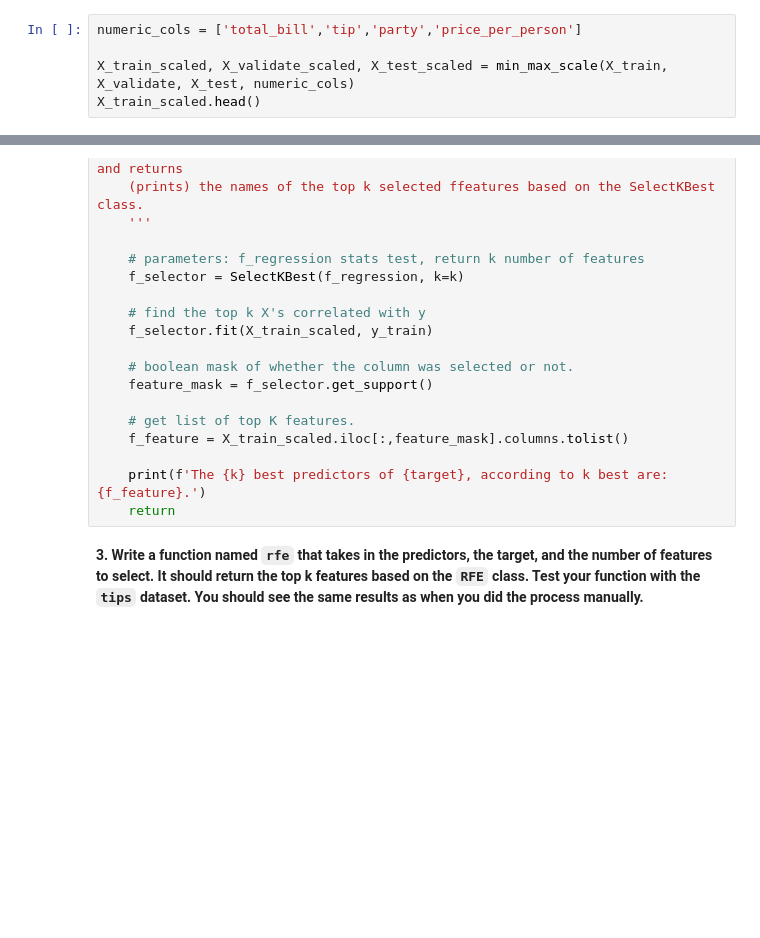
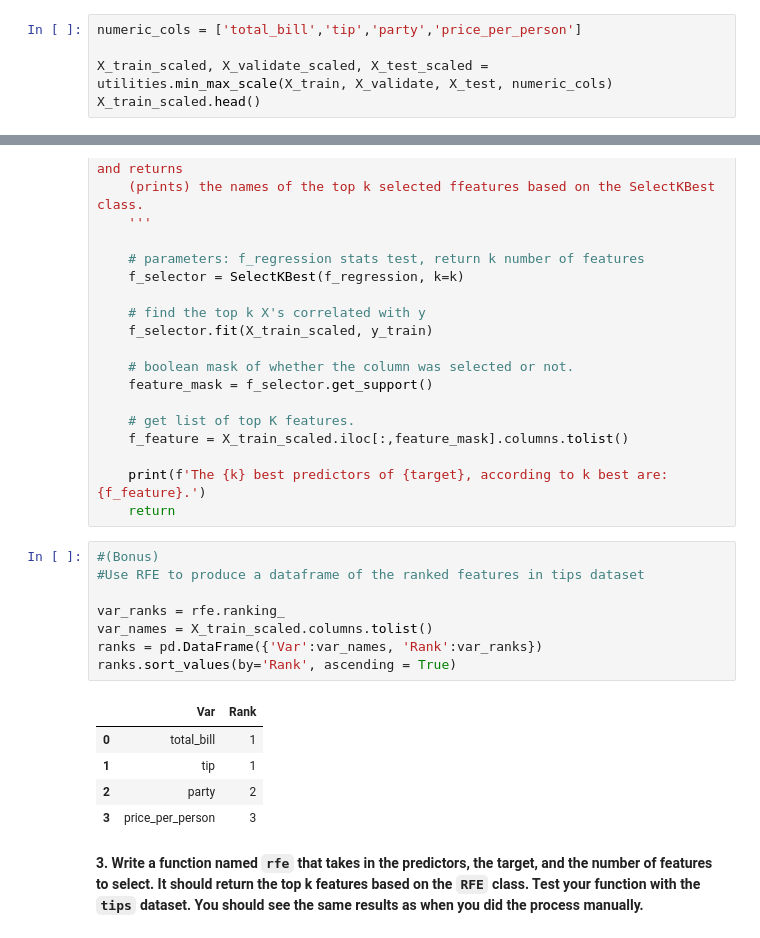
Before and after one commit to barbmarques/regression-exercises, a Jupyter notebook: feature-engineering.ipynb, the cells around one changed output, grey strips where cells are left out. Saved outputs shown, nothing was run; the diff lists cells and outputs as text; blank space fills up the shorter version.

````diff
--- a/feature-engineering.ipynb
+++ b/feature-engineering.ipynb
@@ -182,7 +184,7 @@ X_train.head()
 # %%
 numeric_cols = ['total_bill','tip','party','price_per_person']
 
-X_train_scaled, X_validate_scaled, X_test_scaled = min_max_scale(X_train, X_validate, X_test, numeric_cols)
+X_train_scaled, X_validate_scaled, X_test_scaled = utilities.min_max_scale(X_train, X_validate, X_test, numeric_cols)
 X_train_scaled.head()
 # %% [output]
 |  | total_bill | tip | party | price_per_person |
@@ -267,6 +269,20 @@ def select_kbest(predictors, target, k):
 
     print(f'The {k} best predictors of {target}, according to k best are: {f_feature}.')
     return
+# %%
+#(Bonus)
+#Use RFE to produce a dataframe of the ranked features in tips dataset
+
+var_ranks = rfe.ranking_
+var_names = X_train_scaled.columns.tolist()
+ranks = pd.DataFrame({'Var':var_names, 'Rank':var_ranks})
+ranks.sort_values(by='Rank', ascending = True)
+# %% [output]
+|  | Var | Rank |
+| 0 | total_bill | 1 |
+| 1 | tip | 1 |
+| 2 | party | 2 |
+| 3 | price_per_person | 3 |
 # %% [markdown]
 **3.  Write a function named ```rfe``` that takes in the predictors, the target, and the number of features to select. It should return the top k features based on the ```RFE``` class. Test your function with the ```tips``` dataset. You should see the same results as when you did the process manually.**
 # %%
````
Also changed, not shown: parts of 8 cells of this notebook, 2 other files.
